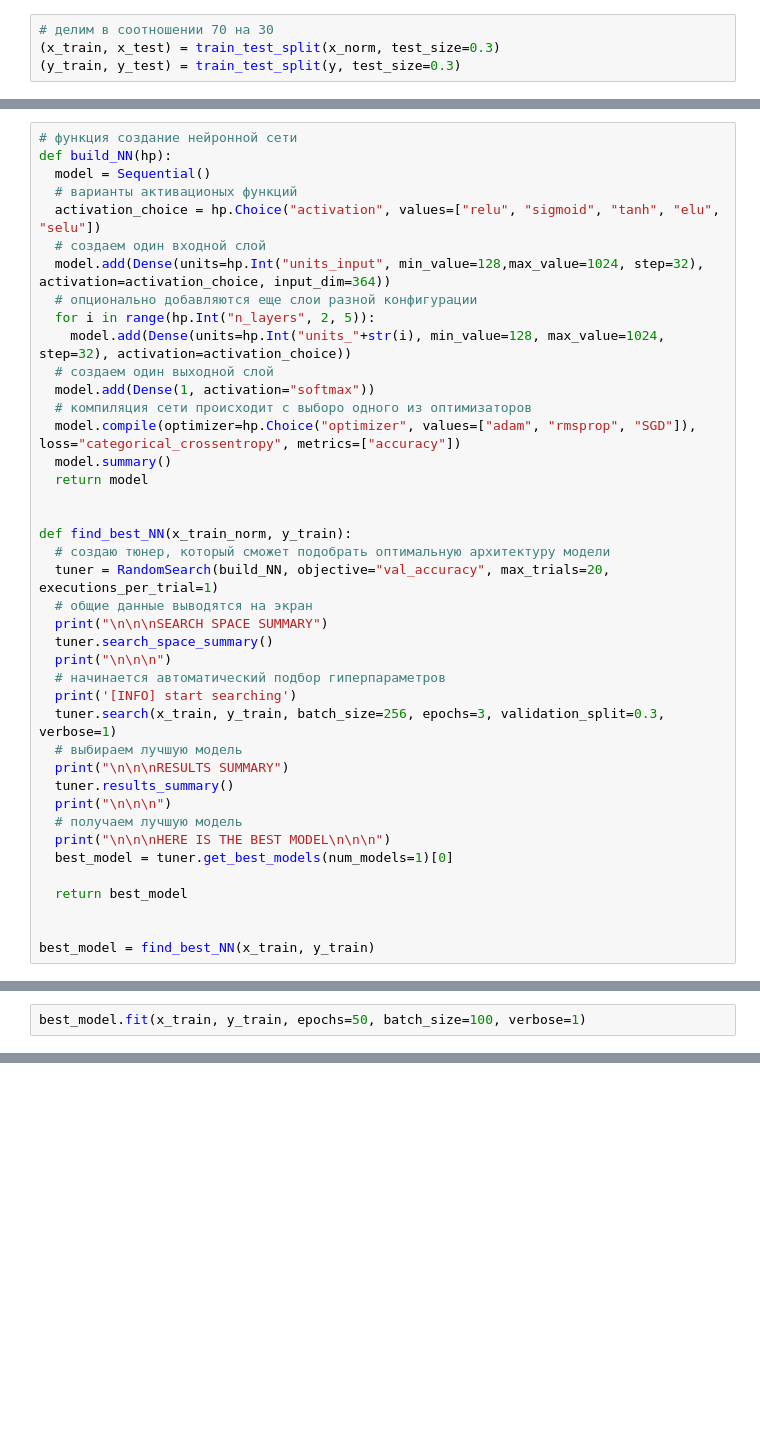
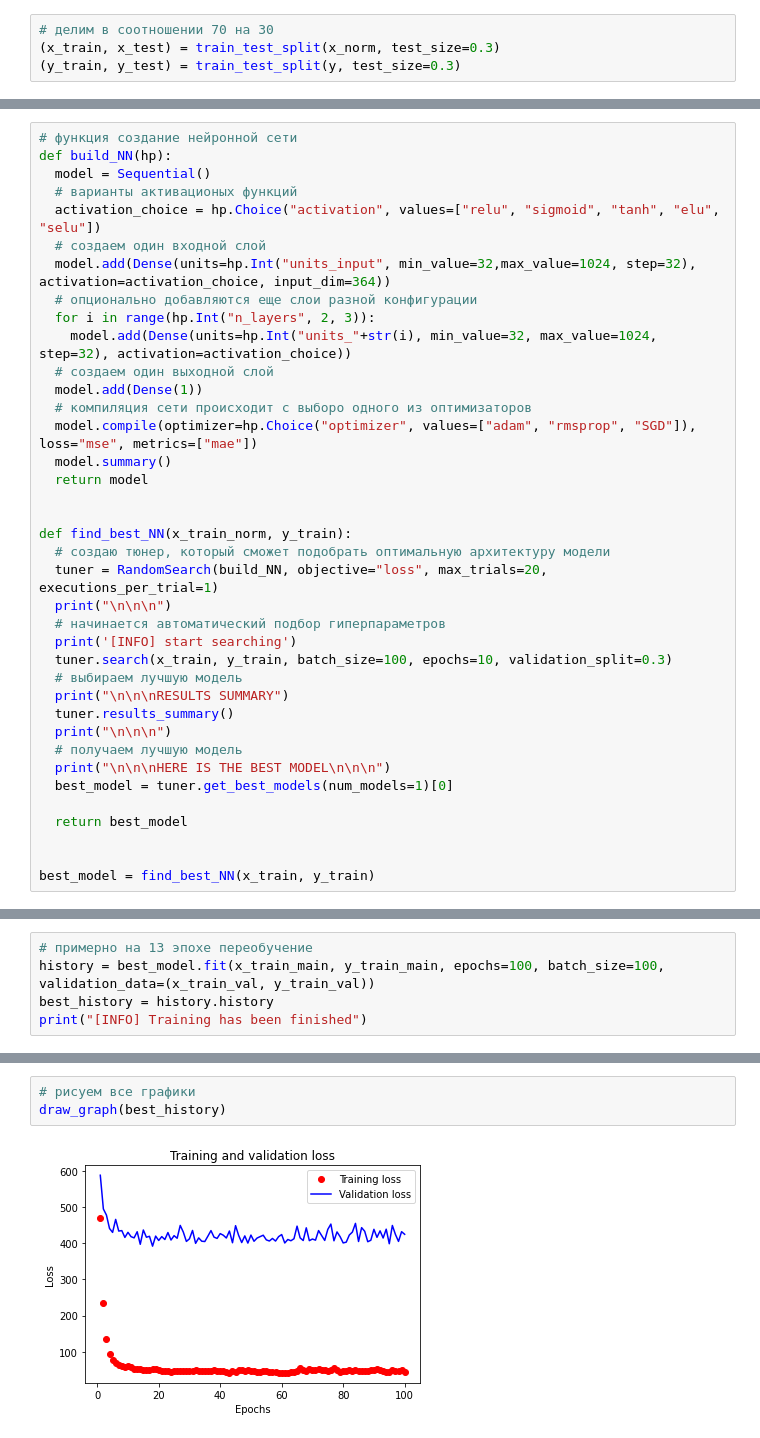
Before and after one commit to rukavishnikovmihail00/TensorFlow-NN-training, a Jupyter notebook: TF_NetworkTraining.ipynb, the cells around one changed output, grey strips where cells are left out. Saved outputs shown, nothing was run; the diff lists cells and outputs as text; blank space fills up the shorter version.

```diff
--- a/TF_NetworkTraining.ipynb
+++ b/TF_NetworkTraining.ipynb
@@ -283,28 +350,25 @@ def build_NN(hp):
   # варианты активационых функций
   activation_choice = hp.Choice("activation", values=["relu", "sigmoid", "tanh", "elu", "selu"])
   # создаем один входной слой
-  model.add(Dense(units=hp.Int("units_input", min_value=128,max_value=1024, step=32), activation=activation_choice, input_dim=364))
+  model.add(Dense(units=hp.Int("units_input", min_value=32,max_value=1024, step=32), activation=activation_choice, input_dim=364))
   # опционально добавляются еще слои разной конфигурации
-  for i in range(hp.Int("n_layers", 2, 5)):
-    model.add(Dense(units=hp.Int("units_"+str(i), min_value=128, max_value=1024, step=32), activation=activation_choice))
+  for i in range(hp.Int("n_layers", 2, 3)):
+    model.add(Dense(units=hp.Int("units_"+str(i), min_value=32, max_value=1024, step=32), activation=activation_choice))
   # создаем один выходной слой
-  model.add(Dense(1, activation="softmax"))
+  model.add(Dense(1))
   # компиляция сети происходит с выборо одного из оптимизаторов
-  model.compile(optimizer=hp.Choice("optimizer", values=["adam", "rmsprop", "SGD"]), loss="categorical_crossentropy", metrics=["accuracy"])
+  model.compile(optimizer=hp.Choice("optimizer", values=["adam", "rmsprop", "SGD"]), loss="mse", metrics=["mae"])
   model.summary()
   return model
 
 
 def find_best_NN(x_train_norm, y_train):
   # создаю тюнер, который сможет подобрать оптимальную архитектуру модели
-  tuner = RandomSearch(build_NN, objective="val_accuracy", max_trials=20, executions_per_trial=1)
-  # общие данные выводятся на экран
-  print("\n\n\nSEARCH SPACE SUMMARY")
-  tuner.search_space_summary()
+  tuner = RandomSearch(build_NN, objective="loss", max_trials=20, executions_per_trial=1)
   print("\n\n\n")
   # начинается автоматический подбор гиперпараметров
   print('[INFO] start searching')
-  tuner.search(x_train, y_train, batch_size=256, epochs=3, validation_split=0.3, verbose=1)
+  tuner.search(x_train, y_train, batch_size=100, epochs=10, validation_split=0.3)
   # выбираем лучшую модель
   print("\n\n\nRESULTS SUMMARY")
   tuner.results_summary()
@@ -350,2 +413,0 @@ units_input (Int)
-# %%
-best_model.fit(x_train, y_train, epochs=50, batch_size=100, verbose=1)
@@ -353,0 +414,5 @@ NameError: ignored
+# %%
+# примерно на 13 эпохе переобучение
+history = best_model.fit(x_train_main, y_train_main, epochs=100, batch_size=100, validation_data=(x_train_val, y_train_val))
+best_history = history.history
+print("[INFO] Training has been finished")
@@ -353,0 +437,5 @@ NameError: ignored
+# %%
+# рисуем все графики
+draw_graph(best_history)
+# %% [output]
+[figure, added]
```
Also changed, not shown: parts of 22 cells of this notebook.
